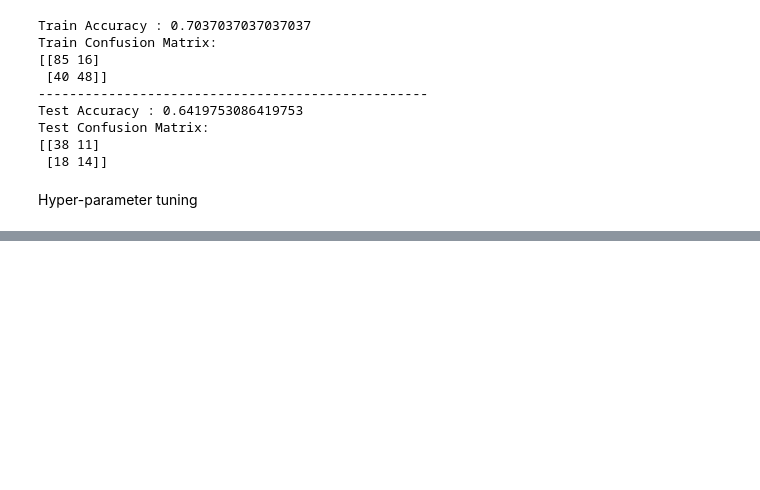
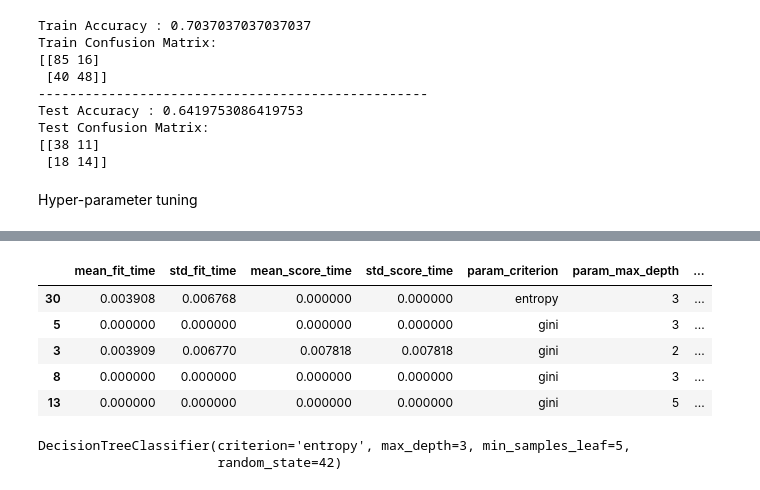
Before and after one commit to Ashik-Mohammed-S/Heart_disease_prediction, a Jupyter notebook: Heart_disease.ipynb, the cells around one changed output, grey strips where cells are left out. Cells and saved outputs as stored; diff of their text form; code cells hidden in the pictures; blank space fills up the shorter version.

```diff
--- a/Heart_disease.ipynb
+++ b/Heart_disease.ipynb
@@ -244,0 +284,14 @@ dt = DecisionTreeClassifier(random_state=42)
+# %%
+score_df.nlargest(5,"mean_test_score")
+# %% [output]
+|  | mean_fit_time | std_fit_time | mean_score_time | std_score_time | param_criterion | param_max_depth | ... |
+| 30 | 0.003908 | 0.006768 | 0.000000 | 0.000000 | entropy | 3 | ... |
+| 5 | 0.000000 | 0.000000 | 0.000000 | 0.000000 | gini | 3 | ... |
+| 3 | 0.003909 | 0.006770 | 0.007818 | 0.007818 | gini | 2 | ... |
+| 8 | 0.000000 | 0.000000 | 0.000000 | 0.000000 | gini | 3 | ... |
+| 13 | 0.000000 | 0.000000 | 0.000000 | 0.000000 | gini | 5 | ... |
+# %%
+grid_search.best_estimator_
+# %% [output]
+DecisionTreeClassifier(criterion='entropy', max_depth=3, min_samples_leaf=5,
+                       random_state=42)
```
Also changed, not shown: parts of 12 cells of this notebook.
